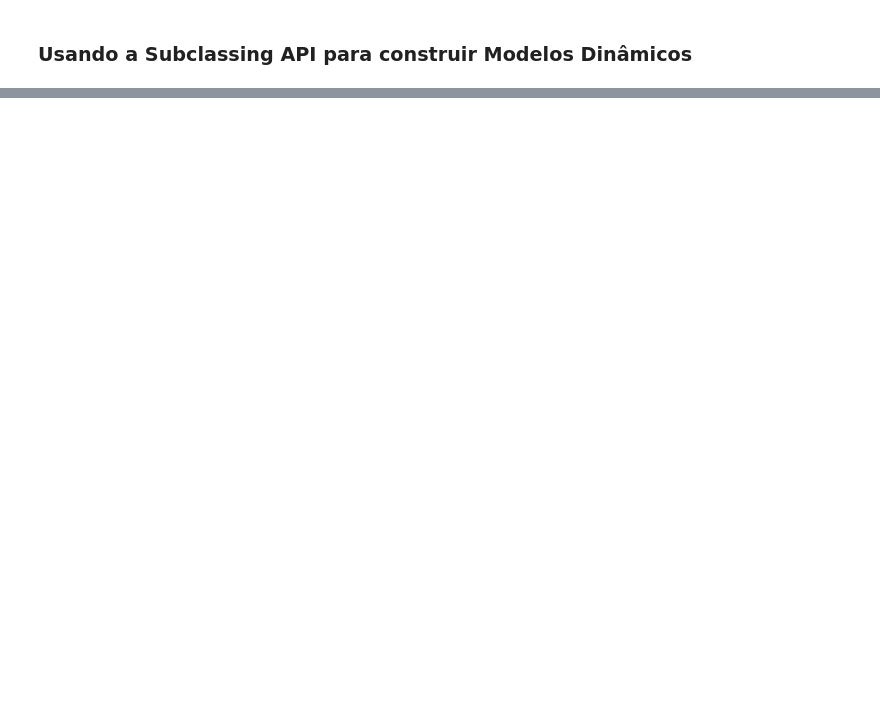
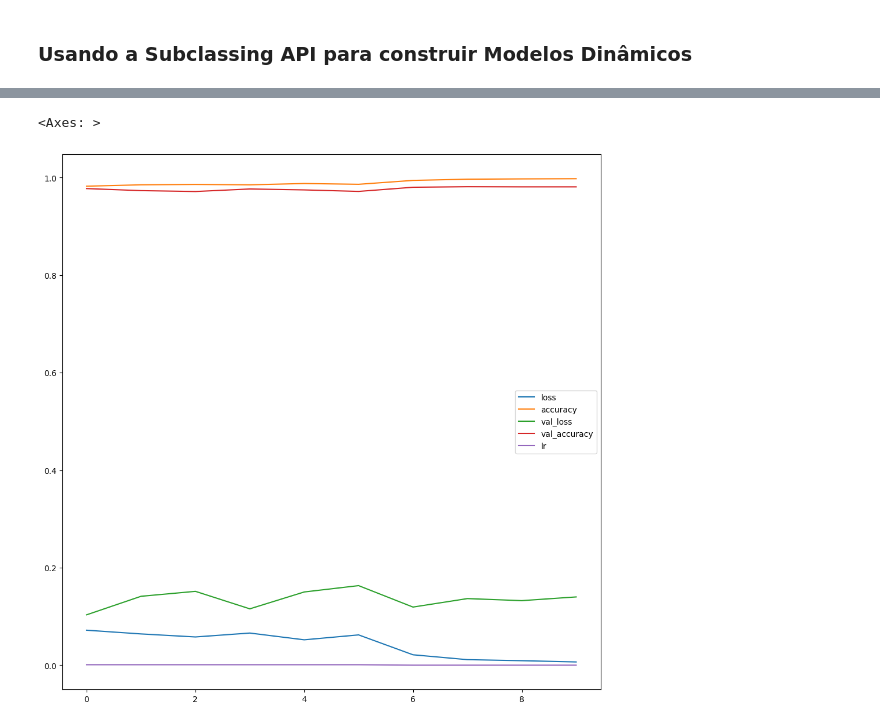
Before and after one commit to marlonsousas/Hands-On-Machine-Learning-with-Scikit-Learn, a Jupyter notebook: cap10.ipynb, the cells around one changed output, grey strips where cells are left out. Cells and saved outputs as stored; diff of their text form; code cells hidden in the pictures; blank space fills up the shorter version.

```diff
--- a/cap10.ipynb
+++ b/cap10.ipynb
@@ -457,0 +595,7 @@ NameError: name 'model' is not defined
+# %%
+model = Sequential()
+model.add(Flatten(input_shape=[28, 28]))
+model.add(Dense(300, activation="relu"))
+model.add(Dense(300, activation="relu"))
+model.add(Dense(300, activation="relu"))
+model.add(Dense(10, activation="softmax"))
@@ -457,0 +624,10 @@ NameError: name 'model' is not defined
+# %%
+model.compile(loss=keras.losses.sparse_categorical_crossentropy, metrics=["accuracy"], optimizer="adam")
+# %%
+lr_callback = tf.keras.callbacks.ReduceLROnPlateau(
+    monitor='val_loss',
+    factor=0.1,
+    patience=5,
+    min_lr=0.0001
+)
+history = model.fit(x_train, y_train, epochs=10, validation_data=(x_test, y_test), callbacks=[lr_callback])
@@ -457,0 +655,5 @@ NameError: name 'model' is not defined
+# %%
+pd.DataFrame(history.history).plot(figsize=(12, 12))
+# %% [output]
+<Axes: >
+[figure, added]
```
Also changed, not shown: parts of 47 cells of this notebook, 10 other files.
